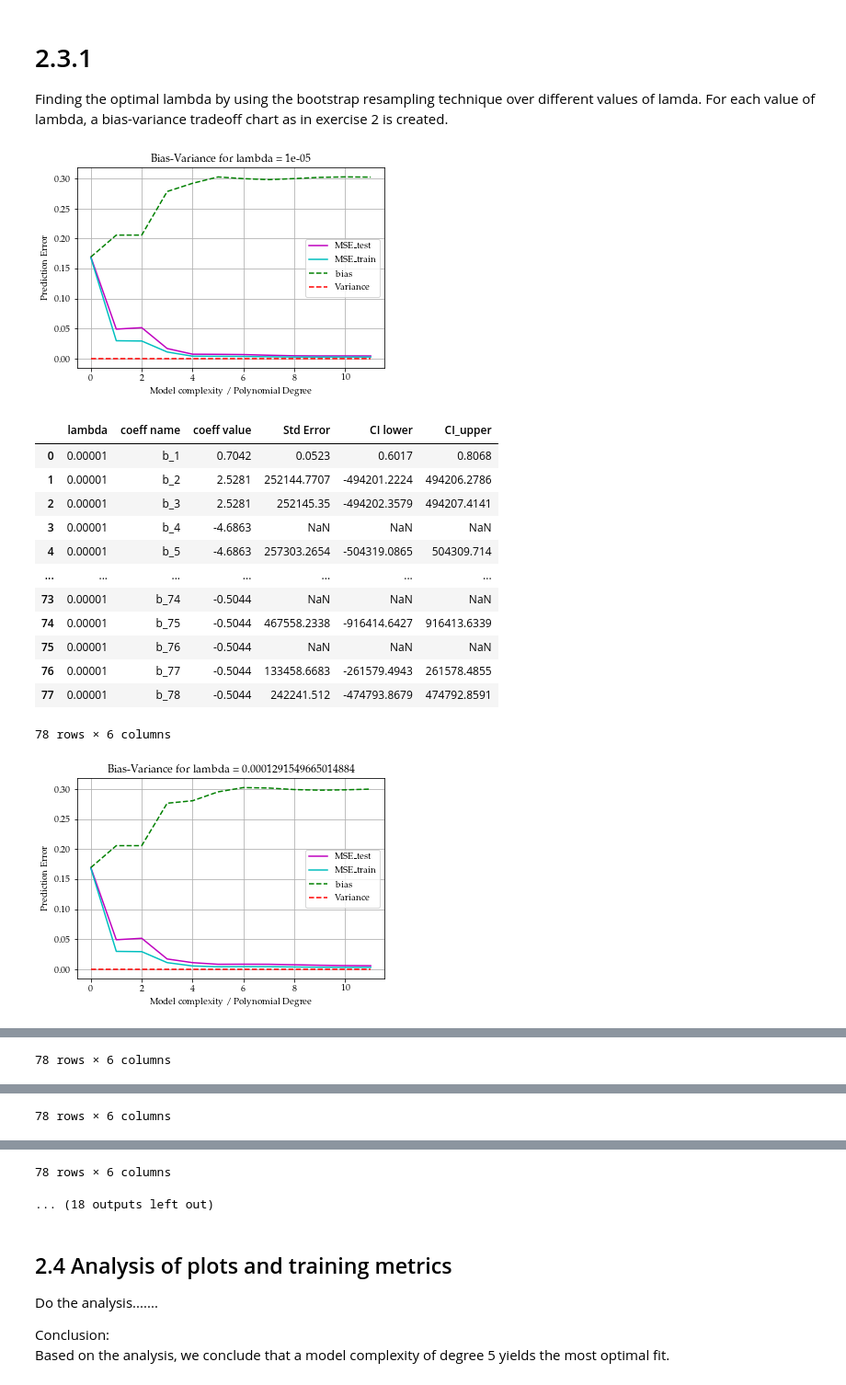
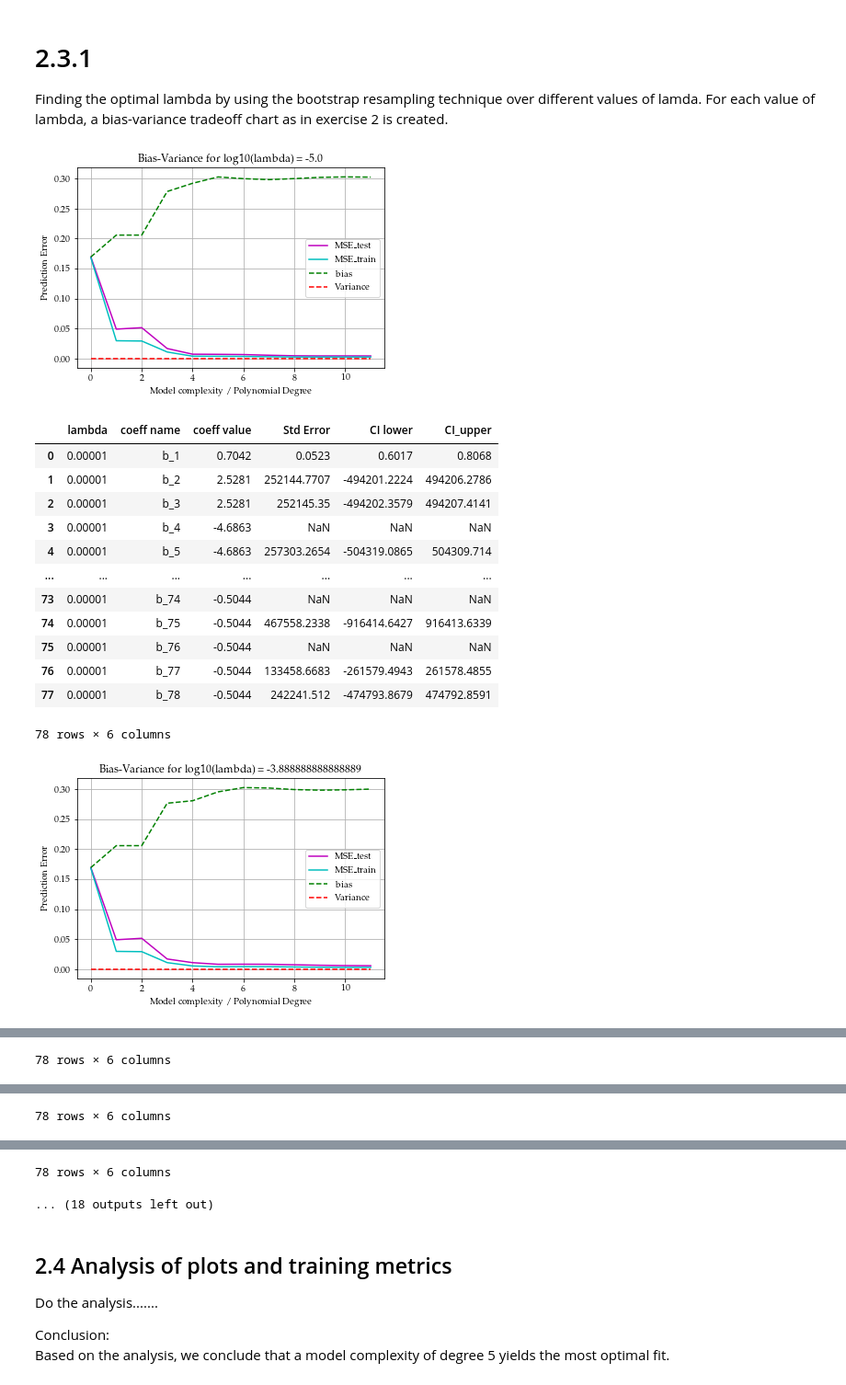
Before and after one commit to AndreasBordvik/FYS-STK4155-Prj1_report, a Jupyter notebook: code/Exercise4.ipynb, the cells around one changed output, grey strips where cells are left out. Shown at 92% size. Cells and saved outputs as stored; diff of their text form; code cells hidden in the pictures.

```diff
--- a/code/Exercise4.ipynb
+++ b/code/Exercise4.ipynb
@@ -87,7 +87,7 @@ plt.savefig(f"{REPORT_FIGURES}franke_function_Ridge_evaluate_fit.pdf")
 # 2.3.1
 Finding the optimal lambda by using the bootstrap resampling technique over different values of lamda. For each value of lambda, a bias-variance tradeoff chart as in exercise 2 is created.
 # %%
-n_bootstraps = 100
+n_bootstraps = 10
 maxdegree = 12
 for lmb in lambdas:
     MSE_test = np.zeros(maxdegree)
@@ -114,35 +114,35 @@ for lmb in lambdas:
         z_fit = np.empty((z_train.shape[0], n_bootstraps))
 
         # Bootstrapping
         for i in range(n_bootstraps):
             x_, z_ = resample(X_train, z_train)
             model.fit(X_train, z_train)
             z_pred[:,i] = model.predict(X_test)
             z_fit[:,i] = model.predict(X_train)
 
         MSE_test[degree] = np.mean( np.mean((z_test_ - z_pred)**2, axis=1, keepdims=True) )
         MSE_train[degree] = np.mean( np.mean((z_train_ - z_fit)**2, axis=1, keepdims=True) )
         bias[degree] = np.mean( (z_test - np.mean(z_pred, axis=1, keepdims=True))**2 )
         variance[degree] = np.mean( np.var(z_pred, axis=1, keepdims=True))
 
     plt.figure()
     plt.plot(polydegree, MSE_test,"m", label='MSE\_test')
     plt.plot(polydegree, MSE_train,"c", label='MSE\_train')
 
     plt.plot(polydegree, bias,"g--", label='bias')
     plt.plot(polydegree, variance,"r--", label='Variance')
 
-    plt.title(f"Bias-Variance for lambda = {lmb}")
+    plt.title(f"Bias-Variance for log10(lambda) = {np.log10(lmb)}")
     plt.xlabel("Model complexity / Polynomial Degree")
     plt.ylabel("Prediction Error")
 
     plt.grid(True)
     plt.legend()
     plt.show()
 
     display(model.summary())
 # %% [output]
-[figure, old version]
+[figure, new version]
 |  | lambda | coeff name | coeff value | Std Error | CI lower | CI_upper |
 | 0 | 0.00001 | b_1 | 0.7042 | 0.0523 | 0.6017 | 0.8068 |
 | 1 | 0.00001 | b_2 | 2.5281 | 252144.7707 | -494201.2224 | 494206.2786 |
@@ -156,7 +156,7 @@ for lmb in lambdas:
 | 76 | 0.00001 | b_77 | -0.5044 | 133458.6683 | -261579.4943 | 261578.4855 |
 | 77 | 0.00001 | b_78 | -0.5044 | 242241.512 | -474793.8679 | 474792.8591 |
 78 rows × 6 columns
-[figure, old version]
+[figure, new version]
 |  | lambda | coeff name | coeff value | Std Error | CI lower | CI_upper |
 | 0 | 0.000129 | b_1 | 0.7268 | 0.0573 | 0.6145 | 0.8391 |
 | 1 | 0.000129 | b_2 | 2.3873 | 276125.1486 | -541202.9039 | 541207.6785 |
```
Also changed, not shown: parts of 2 cells of this notebook, 4 other files.
